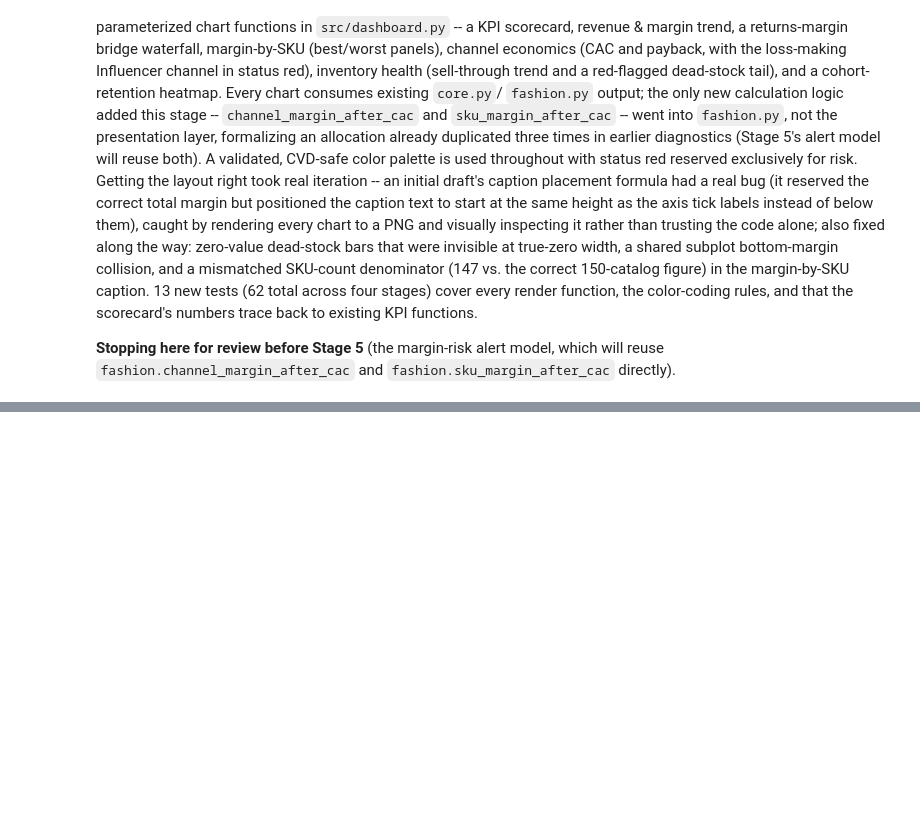
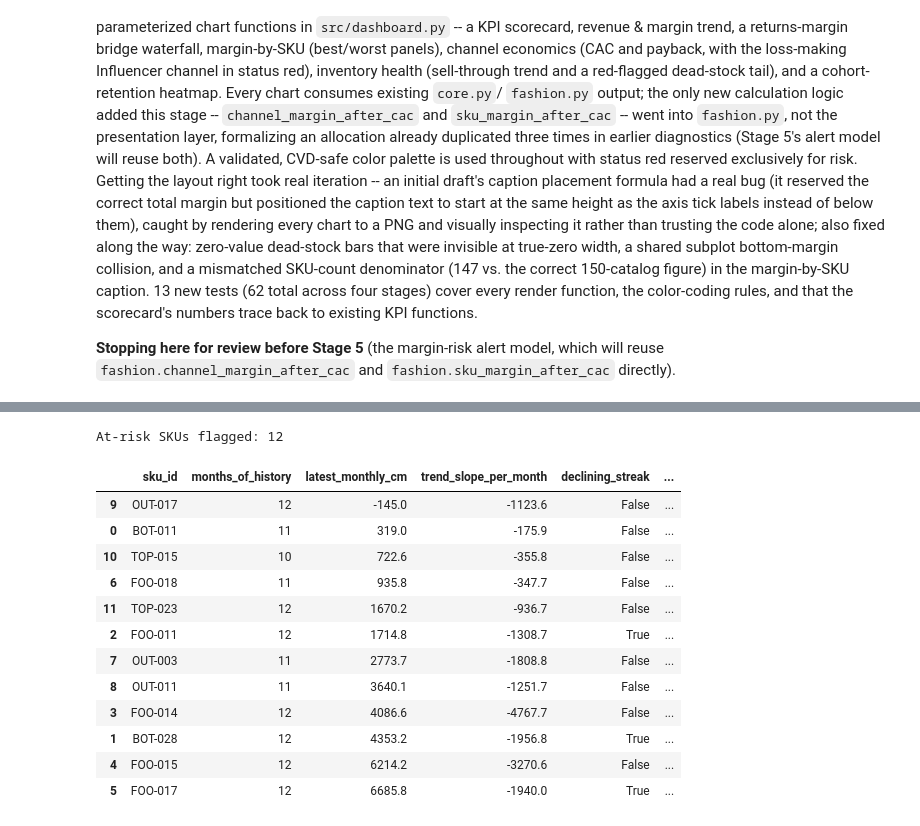
Before and after one commit to hrishikeshkedia-prog/ledger-margin-analysis, a Jupyter notebook: ceo_dashboard/notebooks/ceo_dashboard.ipynb, the cells around one changed output, grey strips where cells are left out. Drawn from its saved outputs; the diff is of its cells as text; code cells hidden in the pictures; blank space fills up the shorter version.

```diff
--- a/ceo_dashboard/notebooks/ceo_dashboard.ipynb
+++ b/ceo_dashboard/notebooks/ceo_dashboard.ipynb
@@ -1736,0 +1866,19 @@ which will reuse `fashion.channel_margin_after_cac` and
+# %%
+early_warning = alerts.detect_early_warning_skus(orders_clean, marketing_df)
+print(f"At-risk SKUs flagged: {len(early_warning)}")
+early_warning.sort_values("latest_monthly_cm").round(1)
+# %% [output]
+At-risk SKUs flagged: 12
+|  | sku_id | months_of_history | latest_monthly_cm | trend_slope_per_month | declining_streak | ... |
+| 9 | OUT-017 | 12 | -145.0 | -1123.6 | False | ... |
+| 0 | BOT-011 | 11 | 319.0 | -175.9 | False | ... |
+| 10 | TOP-015 | 10 | 722.6 | -355.8 | False | ... |
+| 6 | FOO-018 | 11 | 935.8 | -347.7 | False | ... |
+| 11 | TOP-023 | 12 | 1670.2 | -936.7 | False | ... |
+| 2 | FOO-011 | 12 | 1714.8 | -1308.7 | True | ... |
+| 7 | OUT-003 | 11 | 2773.7 | -1808.8 | False | ... |
+| 8 | OUT-011 | 11 | 3640.1 | -1251.7 | False | ... |
+| 3 | FOO-014 | 12 | 4086.6 | -4767.7 | False | ... |
+| 1 | BOT-028 | 12 | 4353.2 | -1956.8 | True | ... |
+| 4 | FOO-015 | 12 | 6214.2 | -3270.6 | False | ... |
+| 5 | FOO-017 | 12 | 6685.8 | -1940.0 | True | ... |
```
Also changed, not shown: parts of 11 cells of this notebook, 4 other files.
